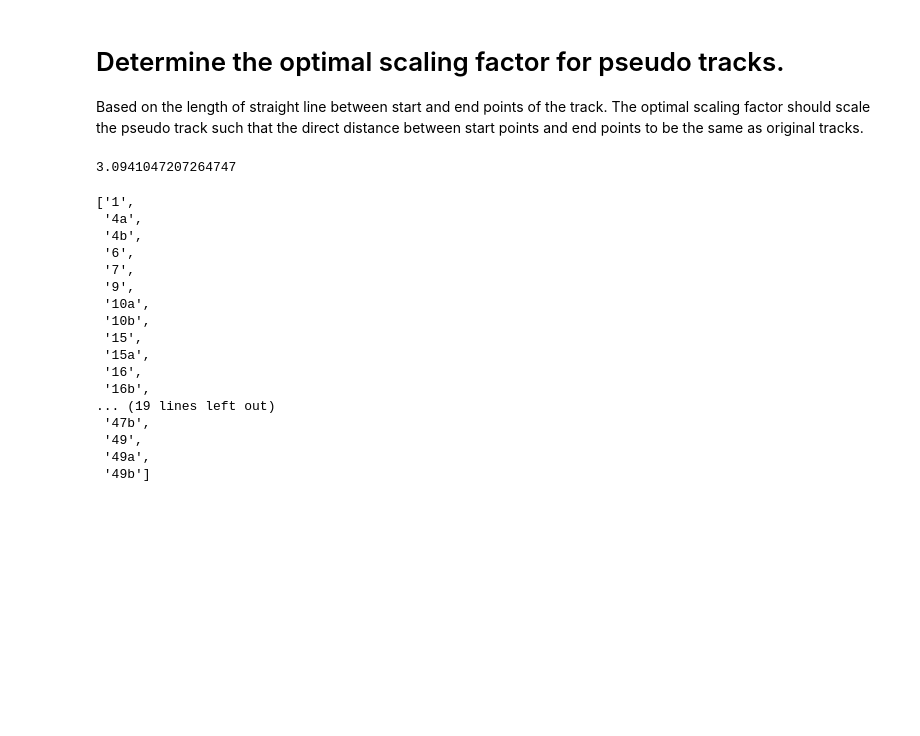
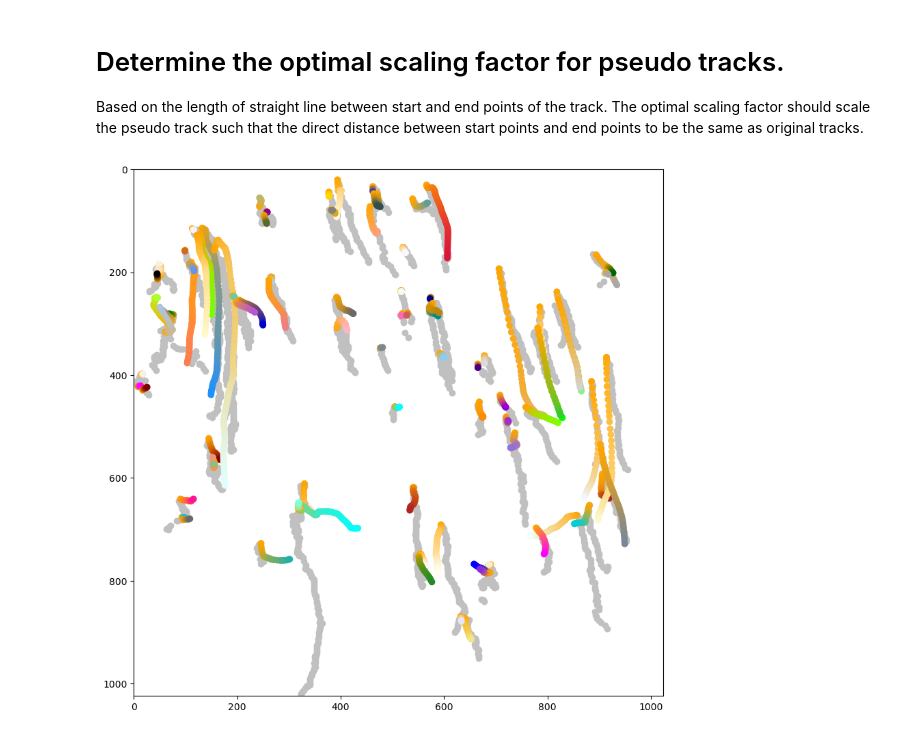
Before and after one commit to rzhou-space/PIV_analysis_headon_data, a Jupyter notebook: Tracking_Py.ipynb, the cells around one changed output. Cells and saved outputs as stored; diff of their text form; code cells hidden in the pictures; blank space fills up the shorter version.

```diff
--- a/Tracking_Py.ipynb
+++ b/Tracking_Py.ipynb
@@ -392,6 +362,9 @@ plt.gca().invert_yaxis()
 # %% [markdown]
 # Determine the optimal scaling factor for pseudo tracks.
 Based on the length of straight line between start and end points of the track. The optimal scaling factor should scale the pseudo track such that the direct distance between start points and end points to be the same as original tracks.
+# %%
+pseudo_track_x_1, pseudo_track_y_1 = pseudo_tracking_piv_grid_v2(U, V, start_t, start_x_cor,
+                                                            start_y_cor, (1, 1))
 # %%
 def optimal_scale_factor(track_id, start_x_cor, start_y_cor, original_x_track,
                         original_y_track, pseudo_x_track, pseudo_y_track):
@@ -430,28 +403,3 @@ def optimal_scale_factor(track_id, start_x_cor, start_y_cor, original_x_track,
         # Choose median to determine the optimal scaling factor for pseudo tracks.
 
     return np.median(scale_factor), scale_factor, index
-# %%
-med, vec, idx = optimal_scale_factor(track_id, start_x_cor, start_y_cor, o_x, o_y, piv_x_track_v2, piv_y_track_v2)
-med
-# %% [output]
-3.0941047207264747
-# %%
-[track_id[i] for i in idx]
-# %% [output]
-['1',
- '4a',
- '4b',
- '6',
- '7',
- '9',
- '10a',
- '10b',
- '15',
- '15a',
- '16',
- '16b',
-... (19 lines left out)
- '47b',
- '49',
- '49a',
- '49b']
@@ -458,3 +442,40 @@ med
+# %%
+def plot_original_pseudo_overlap(original_x, original_y, original_t,
+                                pseudo_x, pseudo_y, pseudo_t, fig_name):
+    # Generate the plot overplaps the original tracks and pseudo tracks. White background.
+    plt.style.use('default')
+    colors = list(mcolors.CSS4_COLORS.keys())
+
+    plt.figure(figsize=(10, 10))
+    for i in range(len(original_x)):
+
+        # pseudo tracks.
+        piv_x_cor = pseudo_x[i]
+        piv_y_cor = pseudo_y[i]
+        piv_t = pseudo_t[i]
+
+        # Original tracks.
+        origi_x_cor = original_x[i]
+        origi_y_cor = original_y[i]
+        origi_t = original_t[i]
+
+        #plt.plot(x_cor, y_cor, color=colors[i], zorder=1)
+        cmap_piv = def_cmap_2(colors[i])
+        plt.scatter(piv_x_cor, piv_y_cor, c=piv_t, zorder=2, cmap=cmap_piv)
+        #cmap_origi = def_cmap(colors[i])
+        plt.scatter(origi_x_cor, origi_y_cor, c="silver", zorder=1)
+
+    plt.xlim(0, 1024)
+    plt.ylim(0, 1024)
+    plt.gca().invert_yaxis()
+    # fig_name a string.
+    plt.savefig(fig_name, dpi = 300)
+    plt.show()
+# %%
+plot_original_pseudo_overlap(original_x_track, original_y_track, original_t_track,
+                            opti_pseudo_x, opti_pseudo_y, pseudo_t_v2, "overlap_origi_piv_opti_factor")
+# %% [output]
+[figure, added]
 # %%
 # def select_small_factor_tracks(track_id, original_x, original_y, pseudo_x, pseudo_y, small_factor):
 #     # Select out the tracks which has small length difference between original tracks and pseudo tracks.
```
Also changed, not shown: parts of 11 cells of this notebook.
